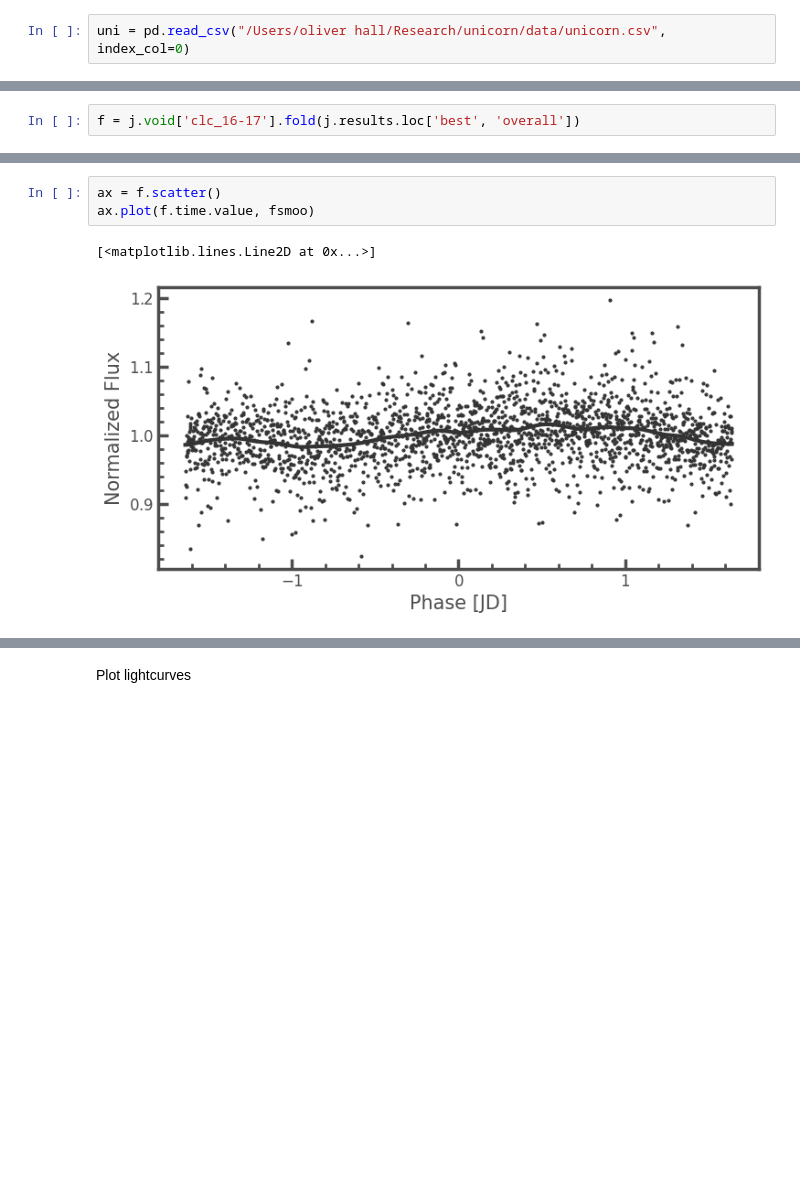
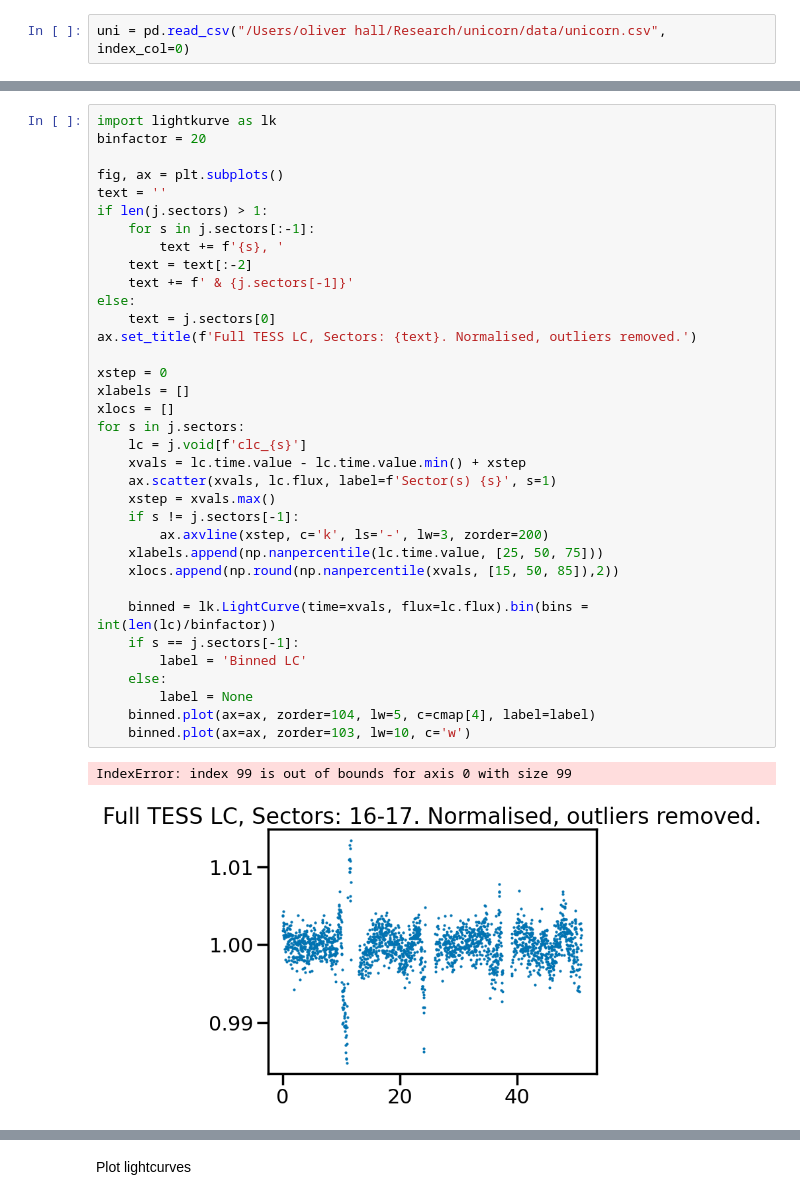
Before and after one commit to ojhall94/michael, a Jupyter notebook: Examples/Example.ipynb, the cells around one changed output, grey strips where cells are left out. Cells and saved outputs as stored; diff of their text form; blank space fills up the shorter version.

```diff
--- a/Examples/Example.ipynb
+++ b/Examples/Example.ipynb
@@ -62,2 +51,0 @@ j.view()
-# %%
-f = j.void['clc_16-17'].fold(j.results.loc['best', 'overall'])
@@ -77,6 +52,38 @@ $0.043932637 \; \mathrm{}$
-# %%
-ax = f.scatter()
-ax.plot(f.time.value, fsmoo)
-# %% [output]
-[<matplotlib.lines.Line2D at 0x...>]
-[figure, removed]
+# %%
+import lightkurve as lk
+binfactor = 20
+
+fig, ax = plt.subplots()
+text = ''
+if len(j.sectors) > 1:
+    for s in j.sectors[:-1]:
+        text += f'{s}, '
+    text = text[:-2]
+    text += f' & {j.sectors[-1]}'
+else:
+    text = j.sectors[0]
+ax.set_title(f'Full TESS LC, Sectors: {text}. Normalised, outliers removed.')
+
+xstep = 0
+xlabels = []
+xlocs = []
+for s in j.sectors:
+    lc = j.void[f'clc_{s}']
+    xvals = lc.time.value - lc.time.value.min() + xstep
+    ax.scatter(xvals, lc.flux, label=f'Sector(s) {s}', s=1)
+    xstep = xvals.max()
+    if s != j.sectors[-1]:
+        ax.axvline(xstep, c='k', ls='-', lw=3, zorder=200)
+    xlabels.append(np.nanpercentile(lc.time.value, [25, 50, 75]))
+    xlocs.append(np.round(np.nanpercentile(xvals, [15, 50, 85]),2))
+
+    binned = lk.LightCurve(time=xvals, flux=lc.flux).bin(bins = int(len(lc)/binfactor))
+    if s == j.sectors[-1]:
+        label = 'Binned LC'
+    else:
+        label = None
+    binned.plot(ax=ax, zorder=104, lw=5, c=cmap[4], label=label)
+    binned.plot(ax=ax, zorder=103, lw=10, c='w')
+# %% [output]
+IndexError: index 99 is out of bounds for axis 0 with size 99
+[figure, added]
```
Also changed, not shown: parts of 9 cells of this notebook, 3 other files.
